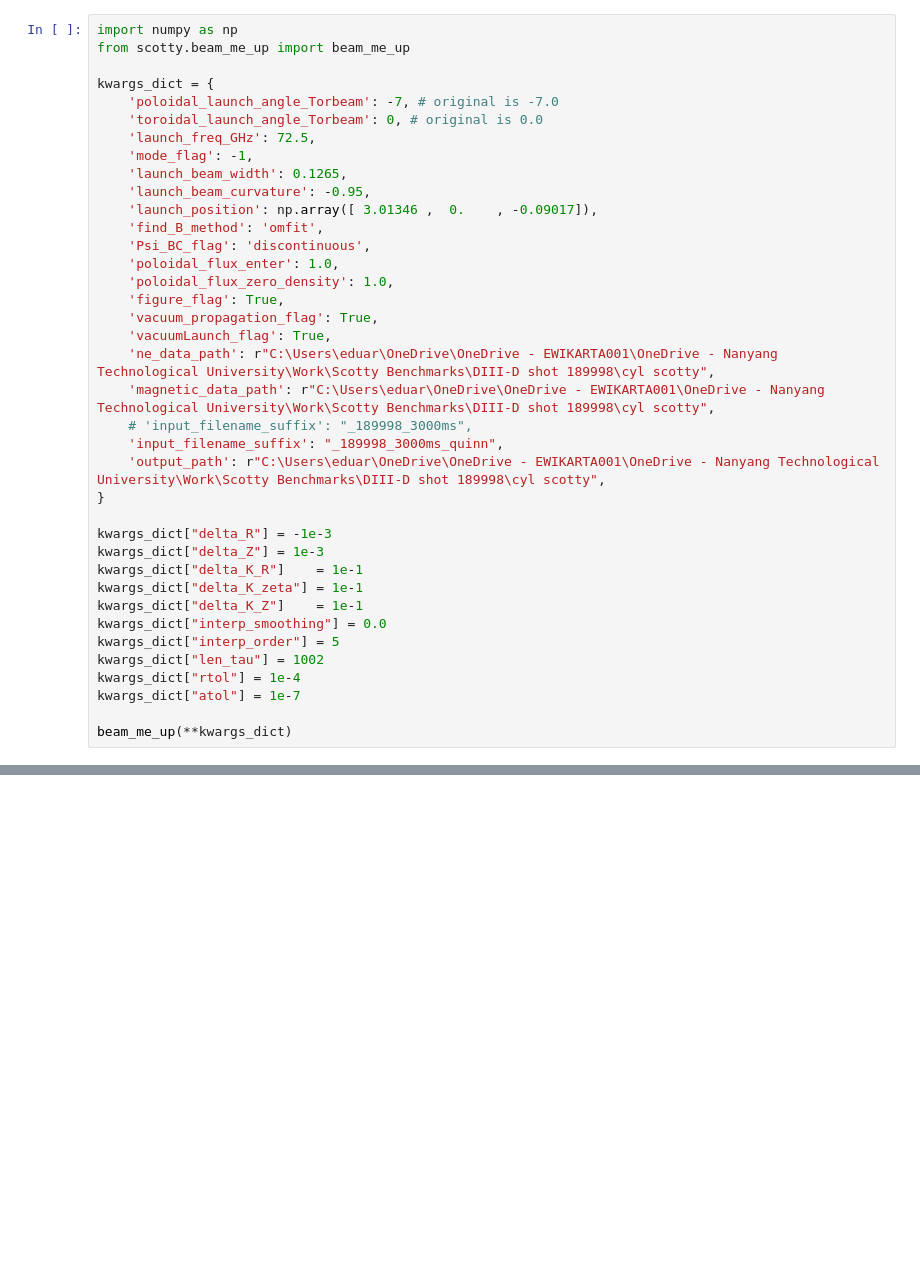
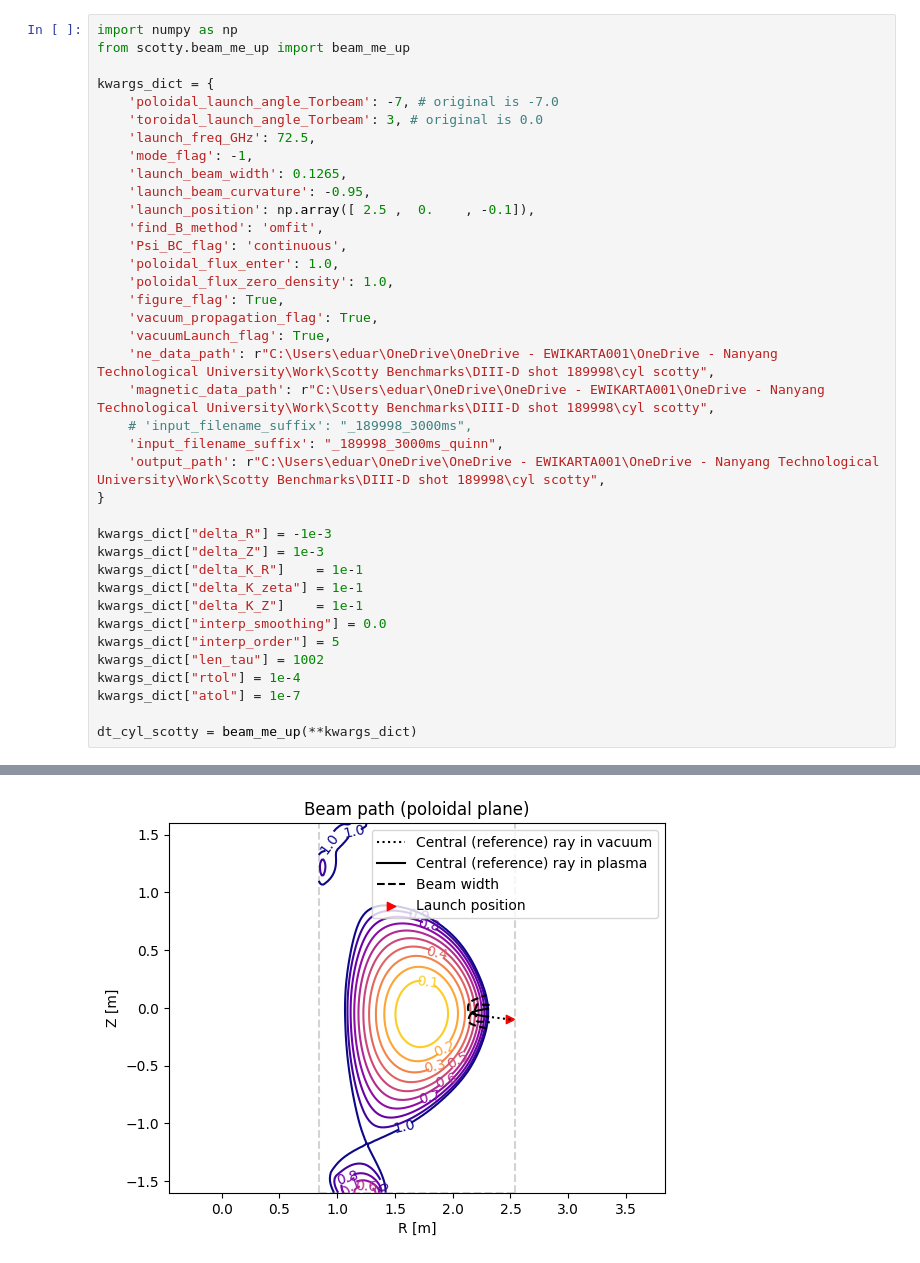
Before and after one commit to beam-tracing/Scotty, a Jupyter notebook: scotty/eduard_launch_and_BC_testfile.ipynb, the cells around one changed output, grey strips where cells are left out. Cells and saved outputs as stored; diff of their text form; blank space fills up the shorter version.

```diff
--- a/scotty/eduard_launch_and_BC_testfile.ipynb
+++ b/scotty/eduard_launch_and_BC_testfile.ipynb
@@ -4,14 +4,14 @@ from scotty.beam_me_up import beam_me_up
 
 kwargs_dict = {
     'poloidal_launch_angle_Torbeam': -7, # original is -7.0
-    'toroidal_launch_angle_Torbeam': 0, # original is 0.0
+    'toroidal_launch_angle_Torbeam': 3, # original is 0.0
     'launch_freq_GHz': 72.5,
     'mode_flag': -1,
     'launch_beam_width': 0.1265,
     'launch_beam_curvature': -0.95,
-    'launch_position': np.array([ 3.01346 ,  0.    , -0.09017]),
+    'launch_position': np.array([ 2.5 ,  0.    , -0.1]),
     'find_B_method': 'omfit',
-    'Psi_BC_flag': 'discontinuous',
+    'Psi_BC_flag': 'continuous',
     'poloidal_flux_enter': 1.0,
     'poloidal_flux_zero_density': 1.0,
     'figure_flag': True,
@@ -35,4 +35,5 @@ kwargs_dict["len_tau"] = 1002
 kwargs_dict["rtol"] = 1e-4
 kwargs_dict["atol"] = 1e-7
 
-beam_me_up(**kwargs_dict)
+dt_cyl_scotty = beam_me_up(**kwargs_dict)
+# %% [output]
@@ -38,0 +57 @@ beam_me_up(**kwargs_dict)
+[figure, added]
```
Also changed, not shown: parts of 4 cells of this notebook, 4 other files.
